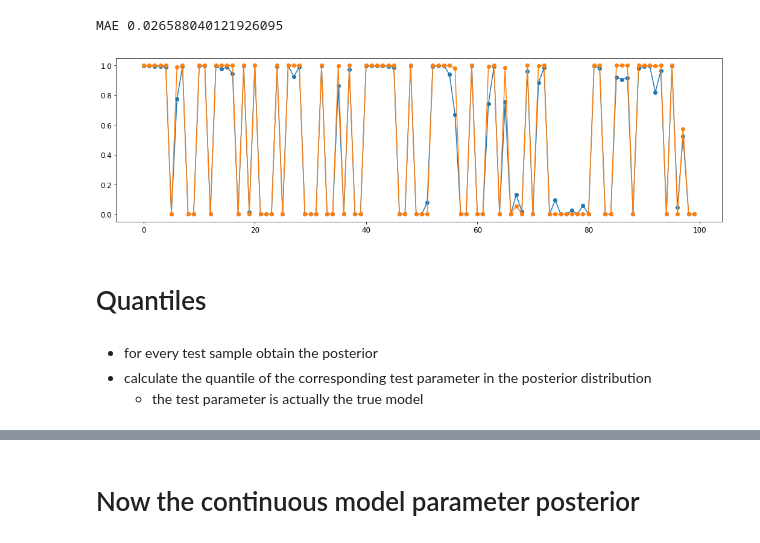
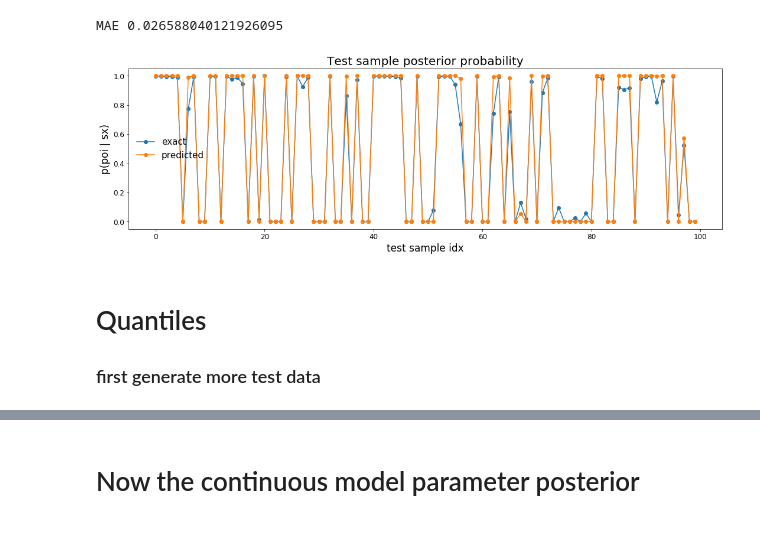
Before and after one commit to janfb/mcabc, a Jupyter notebook: notebooks/ModelComparison_ToyExample_QuantileChecks.ipynb, the cells around one changed output, grey strips where cells are left out. Saved outputs shown, nothing was run; the diff lists cells and outputs as text; code cells hidden in the pictures.

```diff
--- a/notebooks/ModelComparison_ToyExample_QuantileChecks.ipynb
+++ b/notebooks/ModelComparison_ToyExample_QuantileChecks.ipynb
@@ -114,13 +127,14 @@ print('MAE', mse)
 MAE 0.026588040121926095
 # %%
 plt.figure(figsize=(18, 5))
-plt.plot(ppoi_exact, 'o-')
-plt.plot(ppoi_hat, 'o-');
+plt.plot(ppoi_exact, 'o-', label='exact')
+plt.plot(ppoi_hat, 'o-', label='predicted');
+plt.title('Test sample posterior probability')
+plt.legend()
+plt.xlabel('test sample idx')
+plt.ylabel('p(poi | sx)');
 # %% [output]
-[figure, old version]
+[figure, new version]
-# %% [markdown]
-# Quantiles
-# %% [markdown]
-- for every test sample obtain the posterior
-- calculate the quantile of the corresponding test parameter in the posterior distribution
-    - the test parameter is actually the true model
+# %% [markdown]
+# Quantiles
+### first generate more test data
```
Also changed, not shown: parts of 17 cells of this notebook, 2 other files.
